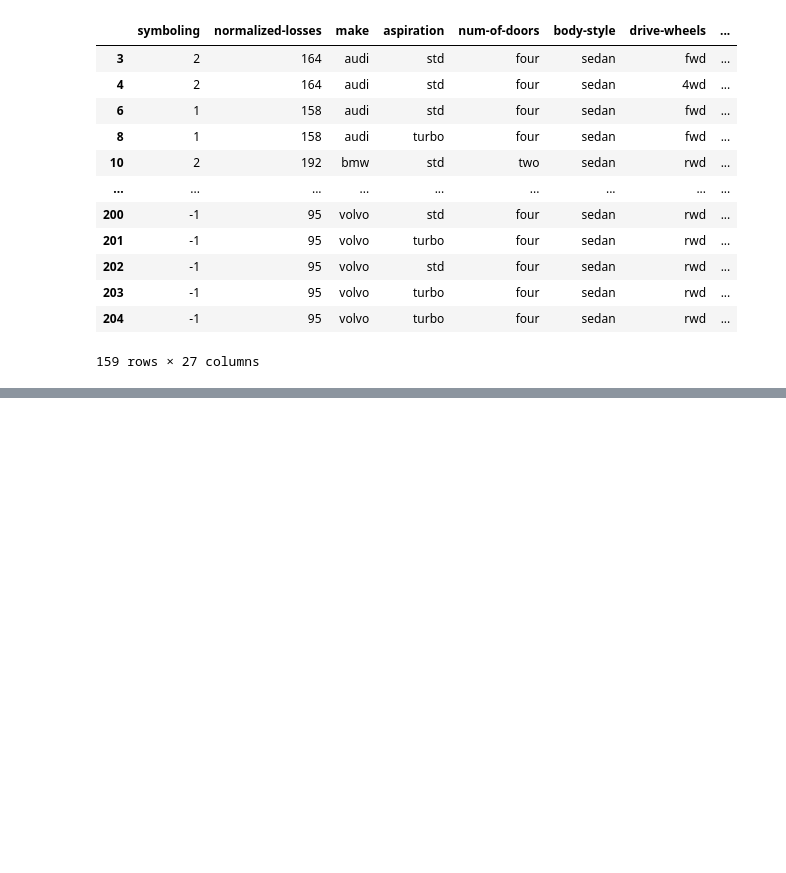
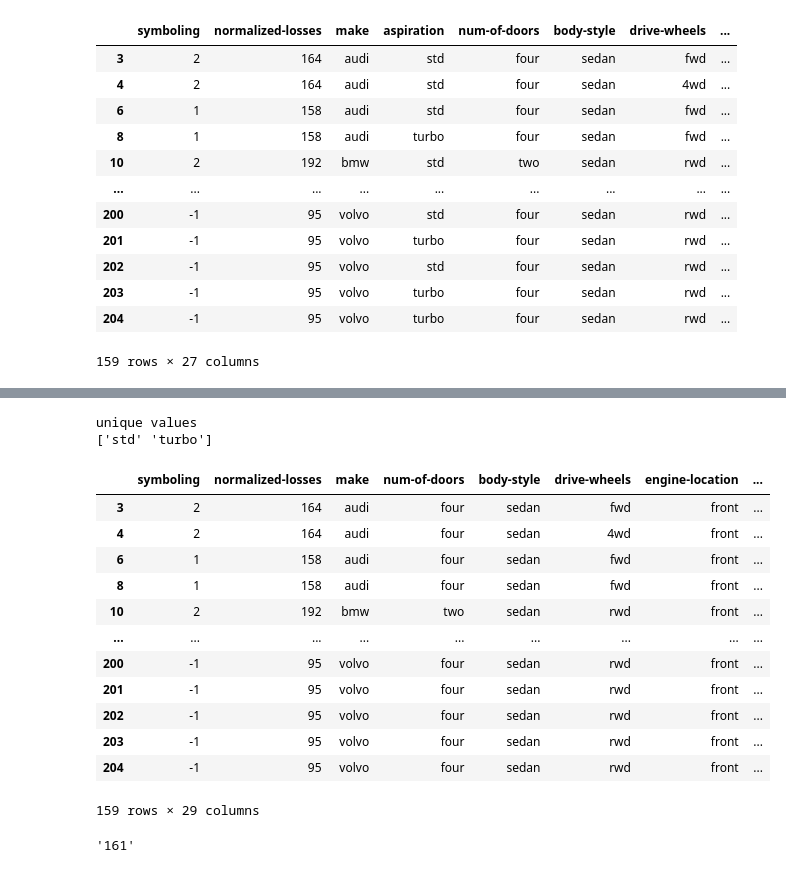
Before and after one commit to DeveloperLevin/Machine-Learning-Specialization, a Jupyter notebook: IBM_DA/day01_basics.ipynb, the cells around one changed output, grey strips where cells are left out. Cells and saved outputs as stored; diff of their text form; code cells hidden in the pictures; blank space fills up the shorter version.

```diff
--- a/IBM_DA/day01_basics.ipynb
+++ b/IBM_DA/day01_basics.ipynb
@@ -96,0 +101,9 @@ data_encoded
+# %%
+# Convert price column to numeric if it's not already
+data_encoded["price"] = pd.to_numeric(data_encoded["price"], errors='coerce')
+
+bins = np.linspace(data_encoded["price"].min(), data_encoded["price"].max(), 4) # creates for equally sepearted points so we can have 3 categories
+group_names = ["Low", "Medium", "High"]
+data_encoded["price-binned"] = pd.cut(data_encoded["price"], bins, labels=group_names, include_lowest=True)
+
+data_encoded.head()
@@ -96,0 +118,35 @@ data_encoded
+# %%
+unique_values = data_encoded['aspiration'].unique()
+print("unique values")
+print(unique_values)
+# %% [output]
+unique values
+['std' 'turbo']
+# %%
+# one hot encoding for aspiration
+encoded_data = pd.get_dummies(df['aspiration'])
+data_encoded = pd.concat([data_encoded, encoded_data], axis=1)
+data_encoded.drop('aspiration', axis=1, inplace=True)
+data_encoded['std'] = data_encoded['std'].astype(int)
+data_encoded['turbo'] = data_encoded['turbo'].astype(int)
+data_encoded
+# %% [output]
+|  | symboling | normalized-losses | make | num-of-doors | body-style | drive-wheels | engine-location | ... |
+| 3 | 2 | 164 | audi | four | sedan | fwd | front | ... |
+| 4 | 2 | 164 | audi | four | sedan | 4wd | front | ... |
+| 6 | 1 | 158 | audi | four | sedan | fwd | front | ... |
+| 8 | 1 | 158 | audi | four | sedan | fwd | front | ... |
+| 10 | 2 | 192 | bmw | two | sedan | rwd | front | ... |
+| ... | ... | ... | ... | ... | ... | ... | ... | ... |
+| 200 | -1 | 95 | volvo | four | sedan | rwd | front | ... |
+| 201 | -1 | 95 | volvo | four | sedan | rwd | front | ... |
+| 202 | -1 | 95 | volvo | four | sedan | rwd | front | ... |
+| 203 | -1 | 95 | volvo | four | sedan | rwd | front | ... |
+| 204 | -1 | 95 | volvo | four | sedan | rwd | front | ... |
+159 rows × 29 columns
+# %%
+# mode of a column
+mostFrequentEntry = data_encoded["normalized-losses"].value_counts().idxmax()
+mostFrequentEntry
+# %% [output]
+'161'
```
Also changed, not shown: parts of 2 cells of this notebook, 1 other file.
